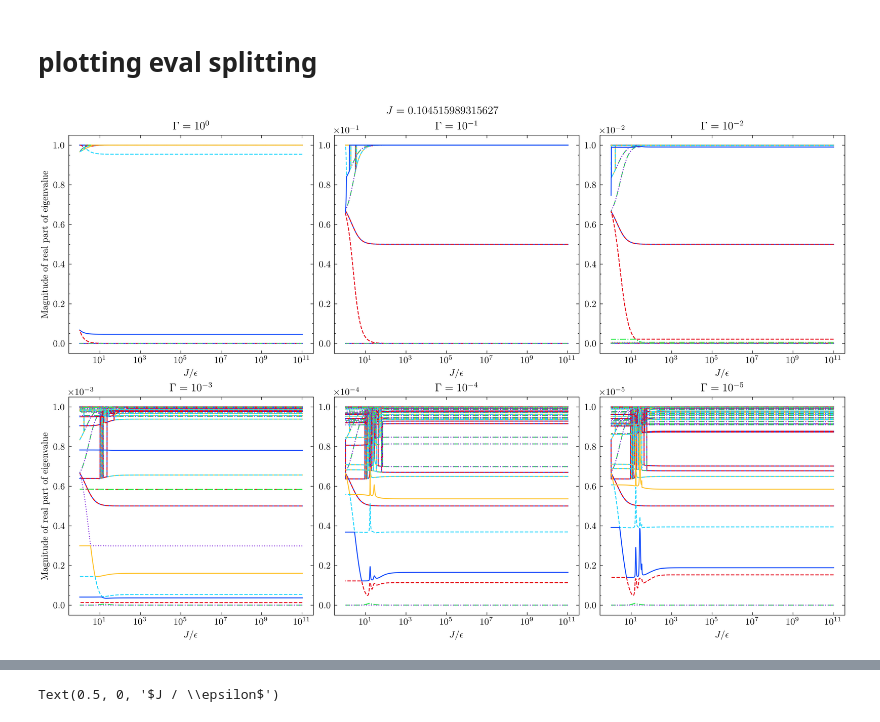
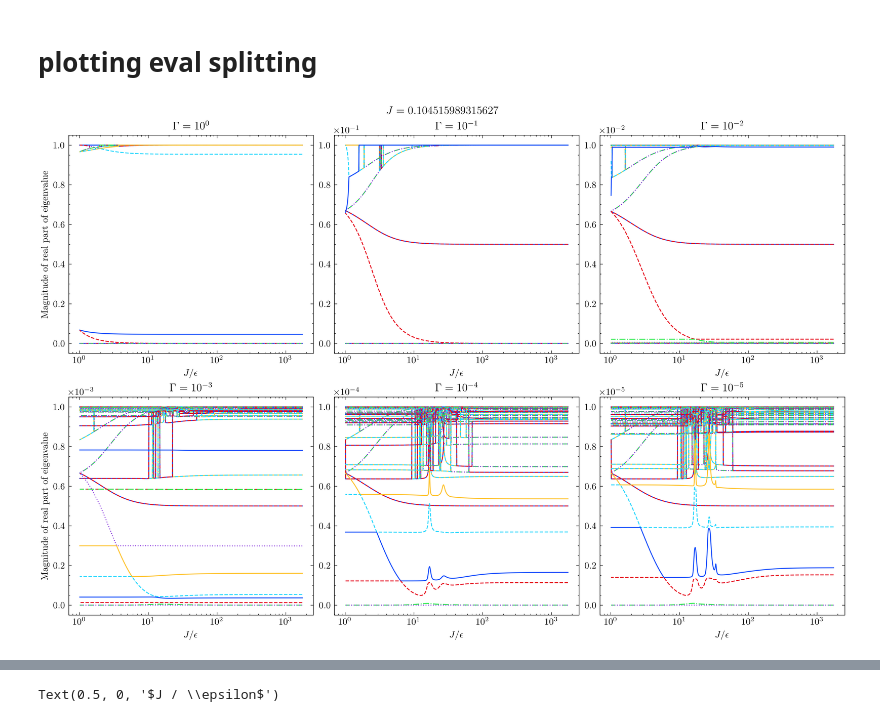
Before and after one commit to kiwipretzel/nserc-2026, a Jupyter notebook: [3.6] [10-site from NV paper]/[3.6.0] [Hamiltonian and eval splitting of Configuration A] [june 27].ipynb, the cells around one changed output, grey strips where cells are left out. Cells and saved outputs as stored; diff of their text form; code cells hidden in the pictures.

Commit message:
Shorter range for 10 site eval splitting

```diff
--- a/[3.6] [10-site from NV paper]/[3.6.0] [Hamiltonian and eval splitting of Configuration A] [june 27].ipynb
+++ b/[3.6] [10-site from NV paper]/[3.6.0] [Hamiltonian and eval splitting of Configuration A] [june 27].ipynb
@@ -143,33 +143,33 @@ fig, axs = plt.subplots(2,3, figsize=(12, 8), layout='constrained')
 plt.style.use(['science', 'high-vis'])
 
 
 
 for row in range(np.shape(axs)[0]):
     for col in range(np.shape(axs)[1]):
         data = datas[np.shape(axs)[1]*row+col]
-        eps = data[:, 0]
-        evals = data[:, 1:]
+        eps = data[1800:, 0]
+        evals = data[1800:, 1:]
 
         for i in range(evals.shape[1]):
             axs[row][col].plot(J_val/eps,
                            np.abs(evals[:, i]),
                             label=f"{i+1}",
                             #linewidth=2.75*0.95**i,
                             #alpha=1*0.99**i
                          )
 
         #axs[row][col].legend(title='Eigenvalue No.:', title_fontsize=12, fontsize=9, ncol=3, loc=(0.3, 0.2)) # plotting legend
         axs[row][col].set_xscale('log') # setting log scale for x axis
         axs[row][col].set_xlabel(r"$J / \epsilon$") # labelling x axis
         #axs[row][col].invert_xaxis() # inverting x axis
         axs[row][col].ticklabel_format(axis='y', style='sci', scilimits=(0, 0)) # using sci notation for y axis
         #axs[row][col].set_yscale('log') # setting log scale for y axis
         #axs[row][col].set_ylim([-1*gammas[np.shape(axs)[1]*row+col]*0.2, gammas[np.shape(axs)[1]*row+col]*1.2]) # forcing bounds of y axis (so that large magnitudes don't blow up the plot)
         axs[row][col].set_title(fr'$\Gamma=10^{{{int(np.log10(gammas[np.shape(axs)[1]*row+col]))}}}$')
 
 axs[0][0].set_ylabel('Magnitude of real part of eigenvalue')  # labelling y axis
 axs[1][0].set_ylabel('Magnitude of real part of eigenvalue')  # labelling y axis
 fig.suptitle(fr'$J={J_val}$')
 fig.savefig("splitting A.pdf")
 # %% [output]
-[figure, old version]
+[figure, new version]
```
Also changed, not shown: parts of 3 cells of this notebook, 2 other files.
